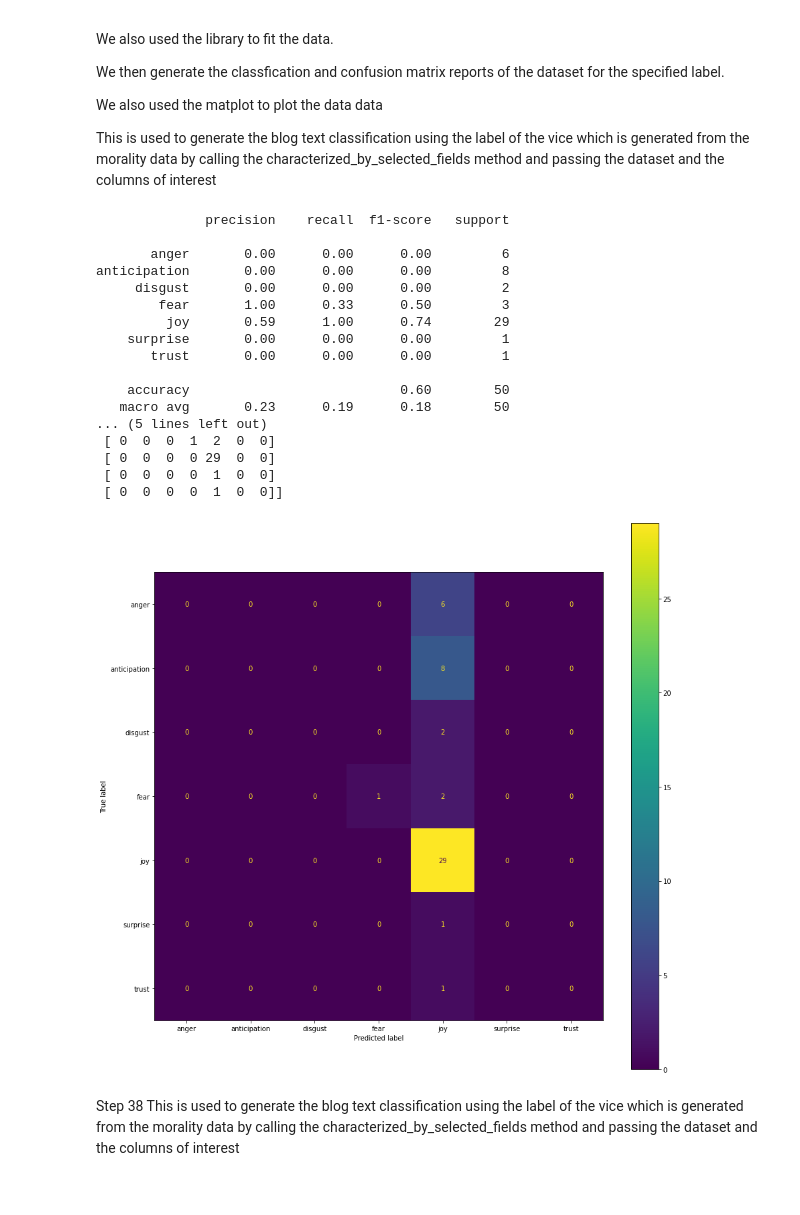
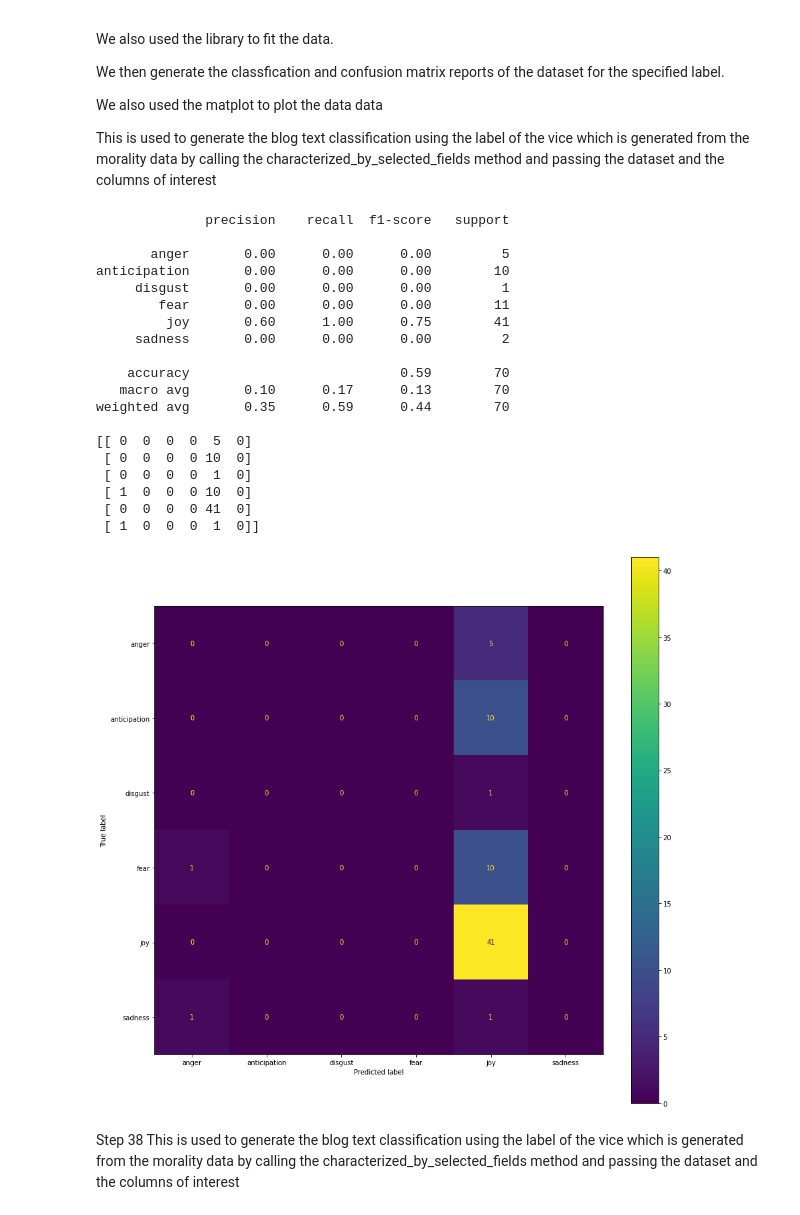
Before and after one commit to nakinnubis/inpacblogdata, a Jupyter notebook: ml-course-project.ipynb, the cells around one changed output. Saved outputs shown, nothing was run; the diff lists cells and outputs as text; code cells hidden in the pictures.

```diff
--- a/ml-course-project.ipynb
+++ b/ml-course-project.ipynb
@@ -229,0 +228,3 @@ corpus_terms_m.to_csv("results/lda/Indo-pacific-processed-corpus_terms_m.csv")
+# %%
+blogdataset = pd.read_csv(f"Indo-pacific-blog-data.csv", sep=",")
+blogdataset
@@ -271,0 +302,37 @@ doc_ld_df.to_csv("results/lda/Indo-pacific-processed-doc_lda.csv")
+# %%
+from pprint import pprint
+import numpy as np
+# number of topics
+num_topics = 5
+
+# Build LDA model
+lda_model = gensim.models.LdaMulticore(corpus=corpus,
+                                       id2word=id2word,
+                                       num_topics=num_topics)
+def update_topic(rowData):
+    if rowData is not None:
+        rowData = tuple(rowData)
+        topic_number, probaility_score = rowData
+        if probaility_score is not None:
+            return probaility_score
+        else:
+            return 0
+    else:
+        return 0
+
+
+doc_lda = lda_model[corpus]
+doc_ld_df = pd.DataFrame(doc_lda)
+doc_ld_df[0] = doc_ld_df[0].apply(lambda rowData:  update_topic(rowData))
+doc_ld_df[1] = doc_ld_df[1].apply(lambda rowData: update_topic(rowData))
+doc_ld_df[2] = doc_ld_df[2].apply(lambda rowData: update_topic(rowData))
+doc_ld_df[3] = doc_ld_df[3].apply(lambda rowData: update_topic(rowData))
+doc_ld_df[4] = doc_ld_df[4].apply(lambda rowData: update_topic(rowData))
+doc_ld_df.columns = ['Topic 0', 'Topic 1','Topic 2','Topic 3','Topic 4']
+doc_ld_df.to_csv("results/lda/Indo-pacific-processed-doc_lda.csv")
+doc_ld_df
+plt.figure(figsize=(10,10))
+correlations = doc_ld_df.corr()
+sns.heatmap(correlations,
+    cbar_kws={'label':'correlation'}, annot = True, vmin= -1, vmax=1,cmap='RdBu').set_title("Topic Distribution")
+plt.show()
@@ -703,49 +790,51 @@ from sklearn.datasets import make_classification
 from sklearn.metrics import plot_confusion_matrix
 from sklearn.model_selection import train_test_split
 from sklearn.svm import SVC
 
 def characterized_by_selected_fields(dataset, x_name, y_name):
     X = dataset[x_name]
     Y = dataset[y_name]
-    X_train, X_test, y_train, y_test = train_test_split(X, Y, test_size=0.25)
+    X_train, X_test, y_train, y_test = train_test_split(X, Y, test_size=0.35)
 
     pipeline = Pipeline([('vect', vectorizer),
                         ('chi',  SelectKBest(chi2, k=1200)),
                         ('clf', LogisticRegression(random_state=0))])
 
     model = pipeline.fit(X_train, y_train)
     with open('LogisticRegression.pickle', 'wb') as f:
         pickle.dump(model, f)
 
     ytest = np.array(y_test)
 
     # confusion matrix and classification report(precision, recall, F1-score)
     print(classification_report(ytest, model.predict(X_test)))
     print(confusion_matrix(ytest, model.predict(X_test)))
     fig, ax = plt.subplots(figsize=(15, 15))
     plot_confusion_matrix(model, X_test, ytest,ax=ax)
     plt.show()
 
 characterized_by_selected_fields(dataset,'cleaned','emotion')
 # %% [output]
               precision    recall  f1-score   support
 
-       anger       0.00      0.00      0.00         6
-anticipation       0.00      0.00      0.00         8
-     disgust       0.00      0.00      0.00         2
-        fear       1.00      0.33      0.50         3
-         joy       0.59      1.00      0.74        29
-    surprise       0.00      0.00      0.00         1
-       trust       0.00      0.00      0.00         1
+       anger       0.00      0.00      0.00         5
+anticipation       0.00      0.00      0.00        10
+     disgust       0.00      0.00      0.00         1
+        fear       0.00      0.00      0.00        11
+         joy       0.60      1.00      0.75        41
+     sadness       0.00      0.00      0.00         2
 
-    accuracy                           0.60        50
-   macro avg       0.23      0.19      0.18        50
-... (5 lines left out)
- [ 0  0  0  1  2  0  0]
- [ 0  0  0  0 29  0  0]
- [ 0  0  0  0  1  0  0]
- [ 0  0  0  0  1  0  0]]
+    accuracy                           0.59        70
+   macro avg       0.10      0.17      0.13        70
+weighted avg       0.35      0.59      0.44        70
+
+[[ 0  0  0  0  5  0]
+ [ 0  0  0  0 10  0]
+ [ 0  0  0  0  1  0]
+ [ 1  0  0  0 10  0]
+ [ 0  0  0  0 41  0]
+ [ 1  0  0  0  1  0]]
-[figure, old version]
+[figure, new version]
 # %% [markdown]
 Step 38
 This is used to generate the blog text classification using the label of the vice which is generated from the morality data
```
Also changed, not shown: parts of 12 cells of this notebook, 13 other files.
